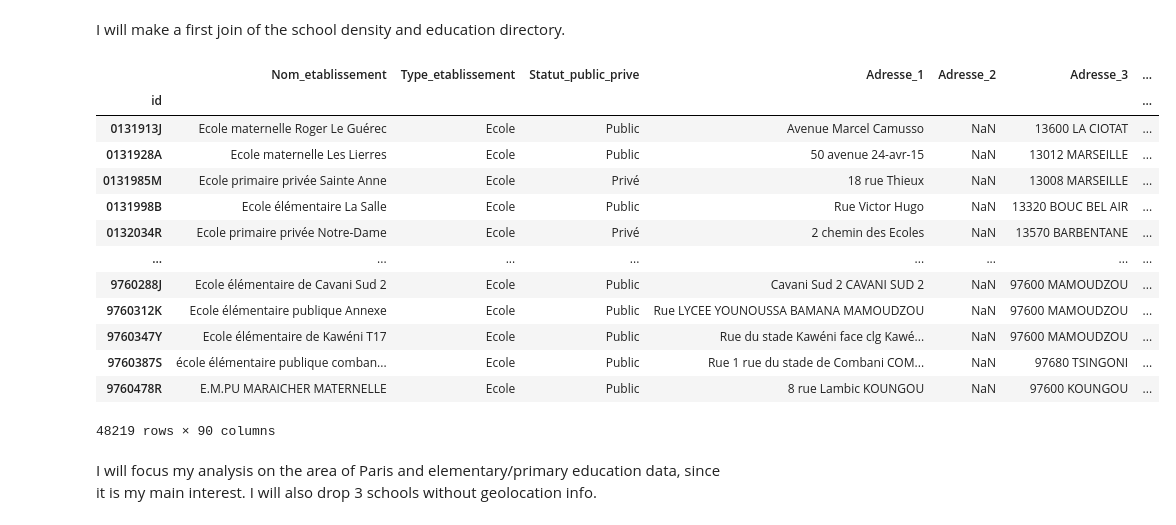
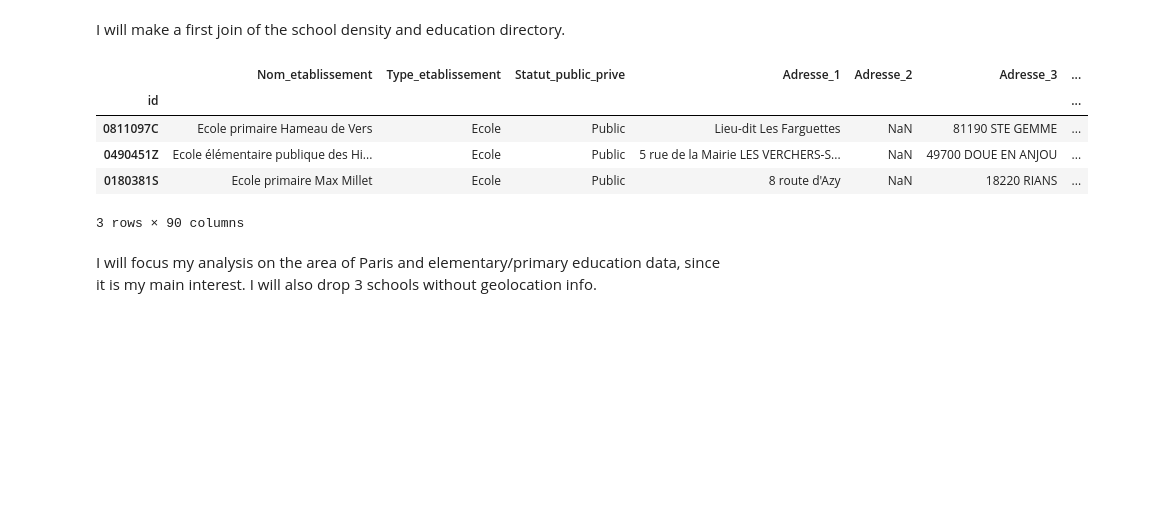
Before and after one commit to carlosbarrone/personal, a Jupyter notebook: notebooks/python/paris_nursery_schools.ipynb, the cells around one changed output. Cells and saved outputs as stored; diff of their text form; code cells hidden in the pictures; blank space fills up the shorter version.

```diff
--- a/notebooks/python/paris_nursery_schools.ipynb
+++ b/notebooks/python/paris_nursery_schools.ipynb
@@ -433,26 +424,18 @@ I will make a first join of the school density and education directory.
 # %%
 education_directory_raw_copy = education_directory_raw.rename(columns={"Identifiant_de_l_etablissement":'id'},inplace=False)
 education_directory_raw_copy = education_directory_raw_copy.set_index(keys=['id'],inplace=False)
 schools_density_copy = schools_density.rename(columns={"Numéro de l'école":"id"},inplace=False)
 schools_density_copy = schools_density_copy.set_index(keys=['id'],inplace=False)
 schools_density_copy = schools_density_copy[schools_density_copy['Rentrée scolaire']==2022]
 education_dir_w_density = pd.merge(education_directory_raw_copy,schools_density_copy,on='id',how='inner')
-education_dir_w_density
+education_dir_w_density.sample(3)
 # %% [output]
 |  | Nom_etablissement | Type_etablissement | Statut_public_prive | Adresse_1 | Adresse_2 | Adresse_3 | ... |
 | id |  |  |  |  |  |  | ... |
-| 0131913J | Ecole maternelle Roger Le Guérec | Ecole | Public | Avenue Marcel Camusso | NaN | 13600 LA CIOTAT | ... |
-| 0131928A | Ecole maternelle Les Lierres | Ecole | Public | 50 avenue 24-avr-15 | NaN | 13012 MARSEILLE | ... |
-| 0131985M | Ecole primaire privée Sainte Anne | Ecole | Privé | 18 rue Thieux | NaN | 13008 MARSEILLE | ... |
-| 0131998B | Ecole élémentaire La Salle | Ecole | Public | Rue Victor Hugo | NaN | 13320 BOUC BEL AIR | ... |
-| 0132034R | Ecole primaire privée Notre-Dame | Ecole | Privé | 2 chemin des Ecoles | NaN | 13570 BARBENTANE | ... |
-| ... | ... | ... | ... | ... | ... | ... | ... |
-| 9760288J | Ecole élémentaire de Cavani Sud 2 | Ecole | Public | Cavani Sud 2 CAVANI SUD 2 | NaN | 97600 MAMOUDZOU | ... |
-| 9760312K | Ecole élémentaire publique Annexe | Ecole | Public | Rue LYCEE YOUNOUSSA BAMANA MAMOUDZOU | NaN | 97600 MAMOUDZOU | ... |
-| 9760347Y | Ecole élémentaire de Kawéni T17 | Ecole | Public | Rue du stade Kawéni face clg Kawé... | NaN | 97600 MAMOUDZOU | ... |
-| 9760387S | école élémentaire publique comban... | Ecole | Public | Rue 1 rue du stade de Combani COM... | NaN | 97680 TSINGONI | ... |
-| 9760478R | E.M.PU MARAICHER MATERNELLE | Ecole | Public | 8 rue Lambic KOUNGOU | NaN | 97600 KOUNGOU | ... |
+| 0811097C | Ecole primaire Hameau de Vers | Ecole | Public | Lieu-dit Les Farguettes | NaN | 81190 STE GEMME | ... |
+| 0490451Z | Ecole élémentaire publique des Hi... | Ecole | Public | 5 rue de la Mairie LES VERCHERS-S... | NaN | 49700 DOUE EN ANJOU | ... |
+| 0180381S | Ecole primaire Max Millet | Ecole | Public | 8 route d'Azy | NaN | 18220 RIANS | ... |
-48219 rows × 90 columns
+3 rows × 90 columns
 # %% [markdown]
 I will focus my analysis on the area of Paris and elementary/primary education data, since it is my main interest. I will also drop 3 schools without geolocation info.
 # %%
```
Also changed, not shown: parts of 40 cells of this notebook.
